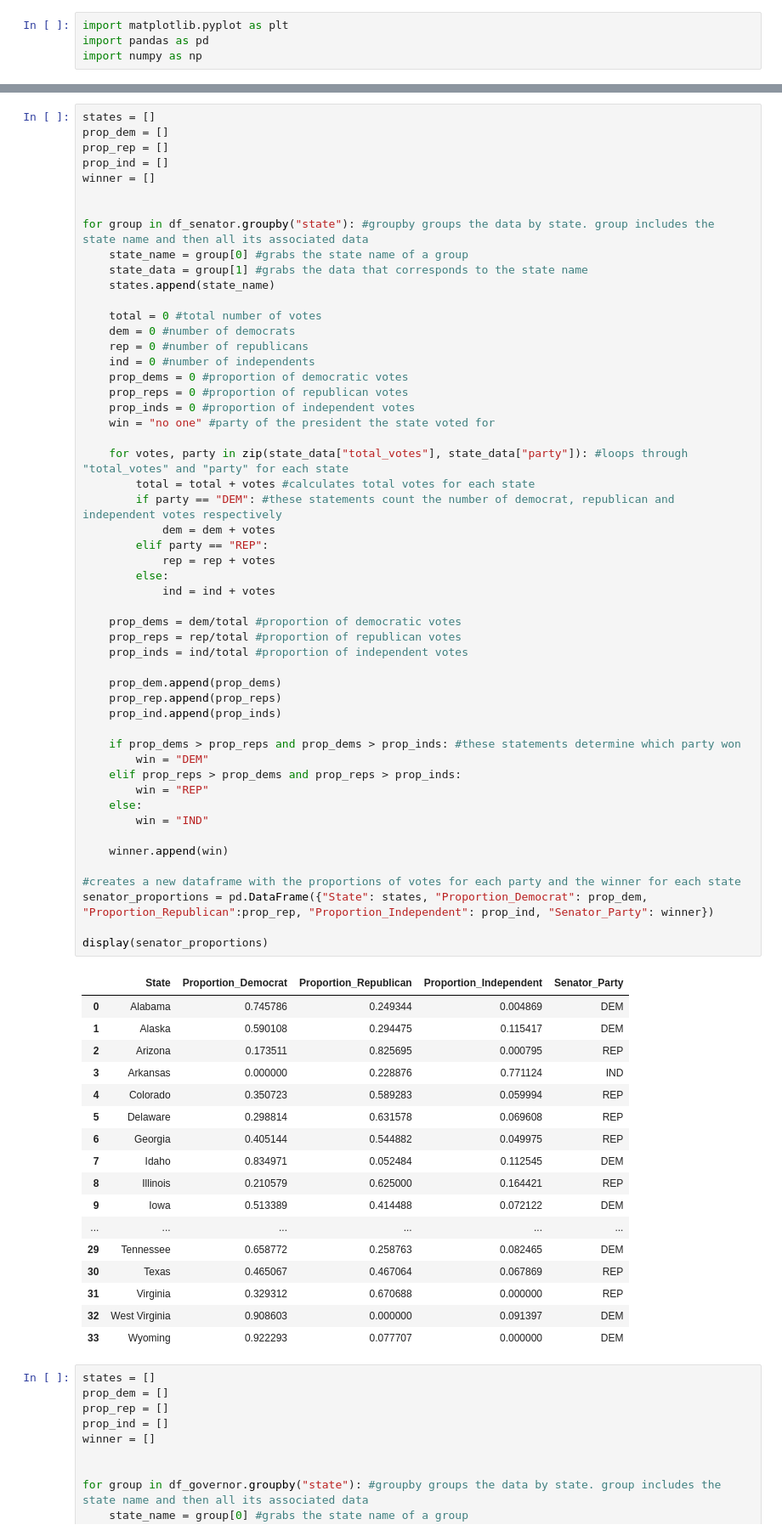
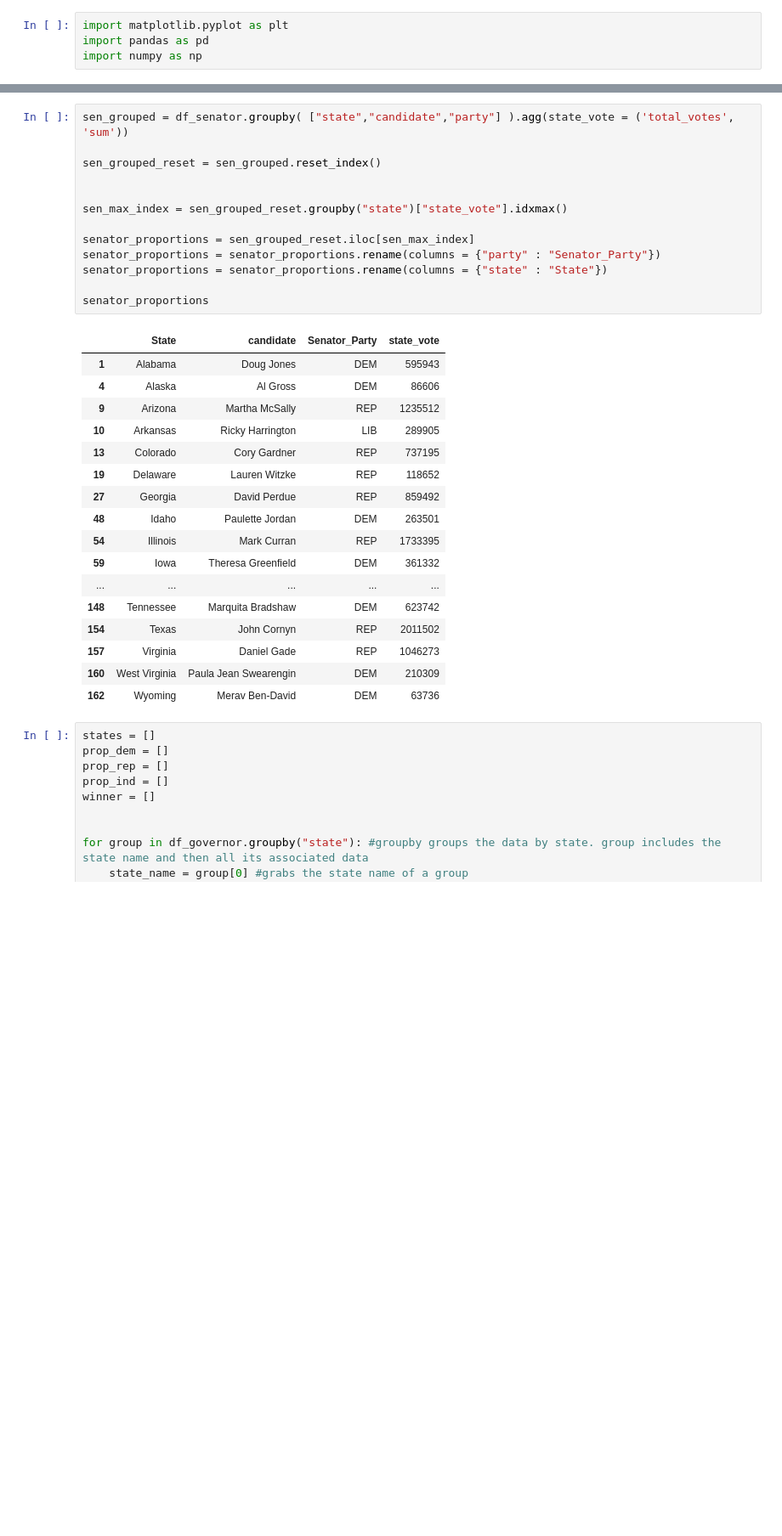
Before and after one commit to michelle1002/datasci151spring2026, a Jupyter notebook: _final_project/Michelle_Project.ipynb, the cells around one changed output, grey strips where cells are left out. Shown at 85% size. Saved outputs shown, nothing was run; the diff lists cells and outputs as text; blank space fills up the shorter version.

```diff
--- a/_final_project/Michelle_Project.ipynb
+++ b/_final_project/Michelle_Project.ipynb
@@ -103,73 +97,34 @@ display(state_proportions)
 # %%
-states = []
-prop_dem = []
-prop_rep = []
-prop_ind = []
-winner = []
+sen_grouped = df_senator.groupby( ["state","candidate","party"] ).agg(state_vote = ('total_votes', 'sum'))
+
+sen_grouped_reset = sen_grouped.reset_index()
 
 
-for group in df_senator.groupby("state"): #groupby groups the data by state. group includes the state name and then all its associated data
-    state_name = group[0] #grabs the state name of a group
-    state_data = group[1] #grabs the data that corresponds to the state name
-    states.append(state_name)
+sen_max_index = sen_grouped_reset.groupby("state")["state_vote"].idxmax()
 
-    total = 0 #total number of votes
-    dem = 0 #number of democrats
-    rep = 0 #number of republicans
-    ind = 0 #number of independents
-    prop_dems = 0 #proportion of democratic votes
-    prop_reps = 0 #proportion of republican votes
-    prop_inds = 0 #proportion of independent votes
-    win = "no one" #party of the president the state voted for
+senator_proportions = sen_grouped_reset.iloc[sen_max_index]
+senator_proportions = senator_proportions.rename(columns = {"party" : "Senator_Party"})
+senator_proportions = senator_proportions.rename(columns = {"state" : "State"})
 
-    for votes, party in zip(state_data["total_votes"], state_data["party"]): #loops through "total_votes" and "party" for each state
-        total = total + votes #calculates total votes for each state
-        if party == "DEM": #these statements count the number of democrat, republican and independent votes respectively
-            dem = dem + votes
-        elif party == "REP":
-            rep = rep + votes
-        else:
-            ind = ind + votes
-
-    prop_dems = dem/total #proportion of democratic votes
-    prop_reps = rep/total #proportion of republican votes
-    prop_inds = ind/total #proportion of independent votes
-
-    prop_dem.append(prop_dems)
-    prop_rep.append(prop_reps)
-    prop_ind.append(prop_inds)
-
-    if prop_dems > prop_reps and prop_dems > prop_inds: #these statements determine which party won
-        win = "DEM"
-    elif prop_reps > prop_dems and prop_reps > prop_inds:
-        win = "REP"
-    else:
-        win = "IND"
-
-    winner.append(win)
-
-#creates a new dataframe with the proportions of votes for each party and the winner for each state
-senator_proportions = pd.DataFrame({"State": states, "Proportion_Democrat": prop_dem, "Proportion_Republican":prop_rep, "Proportion_Independent": prop_ind, "Senator_Party": winner})
-
-display(senator_proportions)
+senator_proportions
 # %% [output]
-|  | State | Proportion_Democrat | Proportion_Republican | Proportion_Independent | Senator_Party |
-| 0 | Alabama | 0.745786 | 0.249344 | 0.004869 | DEM |
-| 1 | Alaska | 0.590108 | 0.294475 | 0.115417 | DEM |
-| 2 | Arizona | 0.173511 | 0.825695 | 0.000795 | REP |
-| 3 | Arkansas | 0.000000 | 0.228876 | 0.771124 | IND |
-| 4 | Colorado | 0.350723 | 0.589283 | 0.059994 | REP |
-| 5 | Delaware | 0.298814 | 0.631578 | 0.069608 | REP |
-| 6 | Georgia | 0.405144 | 0.544882 | 0.049975 | REP |
-| 7 | Idaho | 0.834971 | 0.052484 | 0.112545 | DEM |
-| 8 | Illinois | 0.210579 | 0.625000 | 0.164421 | REP |
-| 9 | Iowa | 0.513389 | 0.414488 | 0.072122 | DEM |
-| ... | ... | ... | ... | ... | ... |
-| 29 | Tennessee | 0.658772 | 0.258763 | 0.082465 | DEM |
-| 30 | Texas | 0.465067 | 0.467064 | 0.067869 | REP |
-| 31 | Virginia | 0.329312 | 0.670688 | 0.000000 | REP |
-| 32 | West Virginia | 0.908603 | 0.000000 | 0.091397 | DEM |
-| 33 | Wyoming | 0.922293 | 0.077707 | 0.000000 | DEM |
+|  | State | candidate | Senator_Party | state_vote |
+| 1 | Alabama | Doug Jones | DEM | 595943 |
+| 4 | Alaska | Al Gross | DEM | 86606 |
+| 9 | Arizona | Martha McSally | REP | 1235512 |
+| 10 | Arkansas | Ricky Harrington | LIB | 289905 |
+| 13 | Colorado | Cory Gardner | REP | 737195 |
+| 19 | Delaware | Lauren Witzke | REP | 118652 |
+| 27 | Georgia | David Perdue | REP | 859492 |
+| 48 | Idaho | Paulette Jordan | DEM | 263501 |
+| 54 | Illinois | Mark Curran | REP | 1733395 |
+| 59 | Iowa | Theresa Greenfield | DEM | 361332 |
+| ... | ... | ... | ... | ... |
+| 148 | Tennessee | Marquita Bradshaw | DEM | 623742 |
+| 154 | Texas | John Cornyn | REP | 2011502 |
+| 157 | Virginia | Daniel Gade | REP | 1046273 |
+| 160 | West Virginia | Paula Jean Swearengin | DEM | 210309 |
+| 162 | Wyoming | Merav Ben-David | DEM | 63736 |
 # %%
 states = []
 prop_dem = []
```
Also changed, not shown: parts of 11 cells of this notebook.
